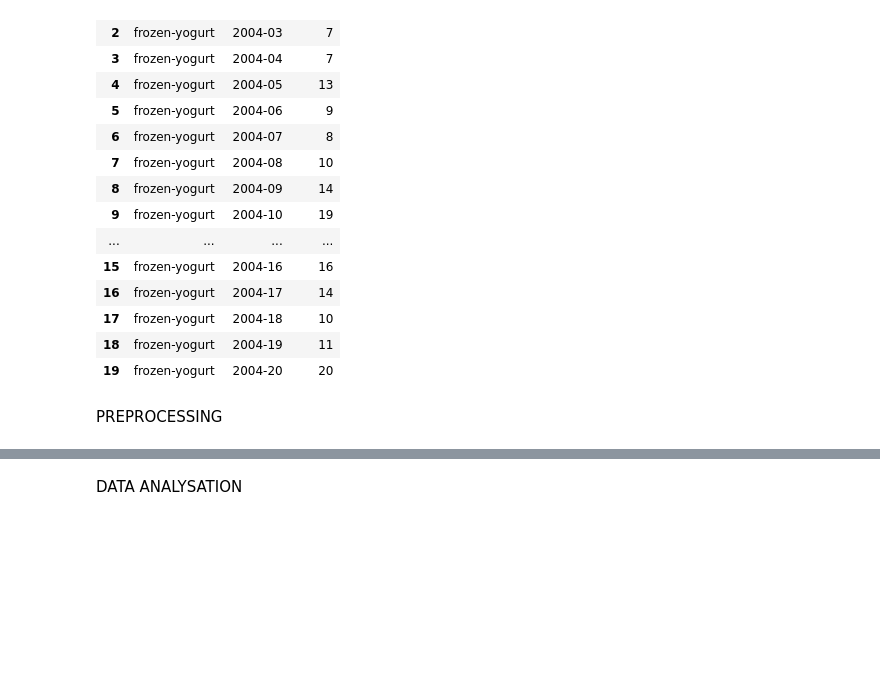
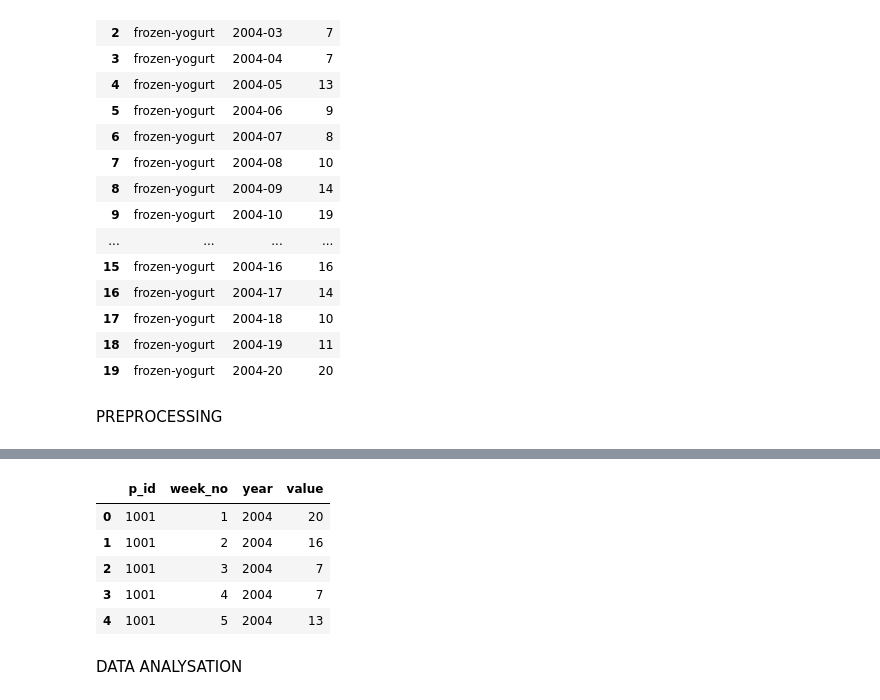
Before and after one commit to Piyushoberoy/SEASONAL_SALE_PREDICTION, a Jupyter notebook: TEST.ipynb, the cells around one changed output, grey strips where cells are left out. Saved outputs shown, nothing was run; the diff lists cells and outputs as text; code cells hidden in the pictures; blank space fills up the shorter version.

```diff
--- a/TEST.ipynb
+++ b/TEST.ipynb
@@ -89,3 +100,13 @@ category
+# %%
+modfile = file[["p_id", "week_no", "year", "value"]]
+modfile.head()
+# %% [output]
+|  | p_id | week_no | year | value |
+| 0 | 1001 | 1 | 2004 | 20 |
+| 1 | 1001 | 2 | 2004 | 16 |
+| 2 | 1001 | 3 | 2004 | 7 |
+| 3 | 1001 | 4 | 2004 | 7 |
+| 4 | 1001 | 5 | 2004 | 13 |
 # %% [markdown]
 DATA ANALYSATION
 # %% [markdown]
```
Also changed, not shown: parts of 19 cells of this notebook, 4 other files.
